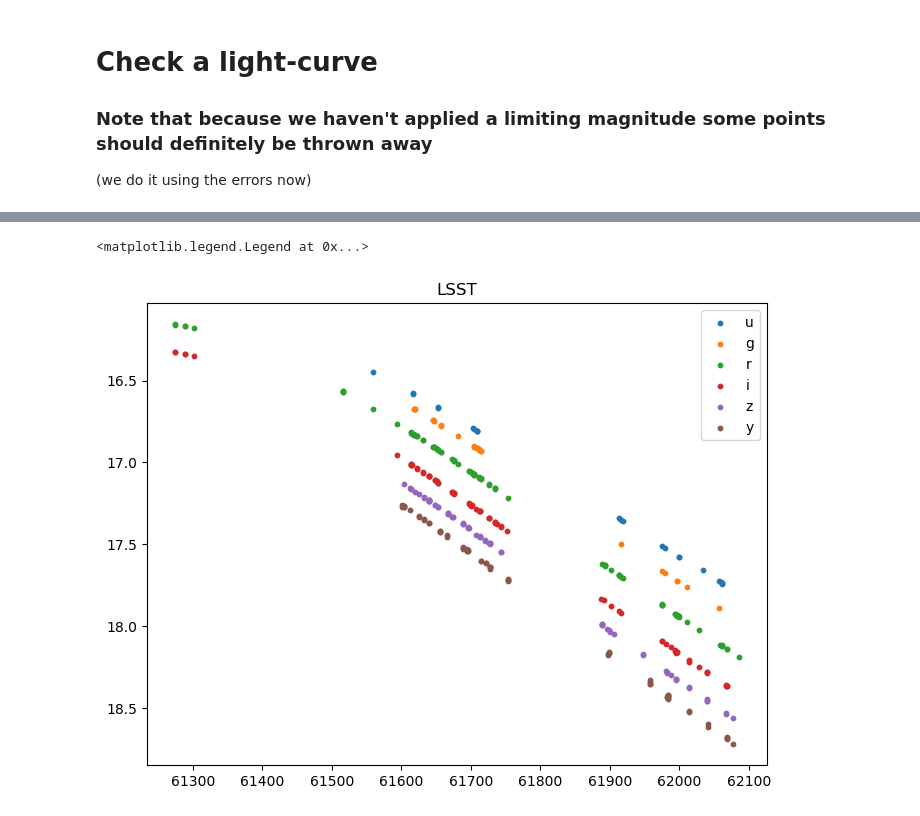
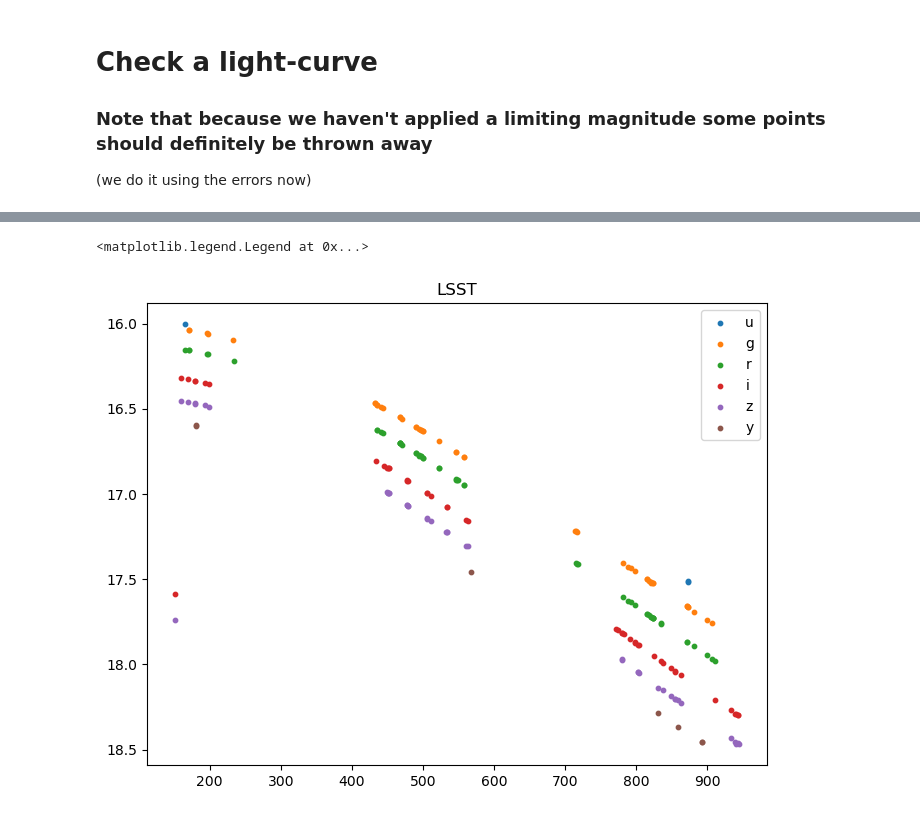
Before and after one commit to contardog/lsst_things, a Jupyter notebook: code/MOSFIT_LSST_feb13.ipynb, the cells around one changed output, grey strips where cells are left out. Cells and saved outputs as stored; diff of their text form; code cells hidden in the pictures.

Commit message:
change lsst code to keep mosfit days

```diff
--- a/code/MOSFIT_LSST_feb13.ipynb
+++ b/code/MOSFIT_LSST_feb13.ipynb
@@ -109,7 +109,7 @@ class LightCurve():
     A basic transient model
     """
 
-    def __init__(self, times, mags, true_mags, filters, snrs, err, mwebv = 0): #theta?
+    def __init__(self, times, mags, true_mags, filters, snrs, err, mwebv = 0, mosfitphase=None): #theta?
         """
         Parameters:
         ----------
@@ -124,6 +124,7 @@ class LightCurve():
         self.errs = err
         #self.theta = theta
         self.mwebv = mwebv
+        self.mosfitphase=mosfitphase
 
     def get_df(self):
         ## Return a DataFrame withe time,mag,filter,snr,err
@@ -132,6 +133,9 @@ class LightCurve():
         df_lc = pd.DataFrame({"timeMJD":self.times, "mags":self.mags, "truemags":self.true_mags,
                               "errors":self.errs, "SNRs":self.snrs,
                               "filter":self.filters})
+        if self.mosfitphase is not None:
+            df_lc['MOSFITday'] = self.mosfitphase
+
         return df_lc
 
 
@@ -436,6 +604,6 @@ json_Tde = f"/d6/CAC/gcontardo/Data/MOSFITS_synth/feb13/products/tde_{40}.json"
 
 
 
-dflc = get_LSST_sampling(json_Tde, df_v4,tmin,tmax, min_datapt=30)
+dflc = get_LSST_sampling_keepMOSFITtime(json_Tde, df_v4,tmin,tmax, min_datapt=30)
 dflc
 # %% [output]
@@ -459,24 +625,23 @@ plt.hist(dflc['errors']);
 # %%
 json_Tde = f"/d6/CAC/gcontardo/Data/MOSFITS_synth/feb13/products/tde_{40}.json"
 
 band_list_cln =  ['u','g','r','i','z','y']
 
 lim_mag = 23.5
 
-dflc = get_LSST_sampling(json_Tde, df_v4,tmin,tmax, min_datapt=30)
-times,magsMOS, mags_lsst = dflc['timeMJD'], dflc['truemags'],dflc['mags']
+times,magsMOS, mags_lsst = dflc['MOSFITday'], dflc['truemags'],dflc['mags']
 
 
-mask_mag = dflc['errors']<2
+mask_mag = dflc['truemags']<23
 
 
 plt.figure(figsize=(8,6))
 for b in band_list_cln:
     mask = dflc['filter']==b
     plt.scatter(times[mask & mask_mag], mags_lsst[mask & mask_mag], s=10, label=b)
 plt.gca().invert_yaxis()
 plt.title("LSST")
 plt.legend()
 # %% [output]
 <matplotlib.legend.Legend at 0x...>
-[figure, old version]
+[figure, new version]
```
Also changed, not shown: parts of 5 cells of this notebook.
